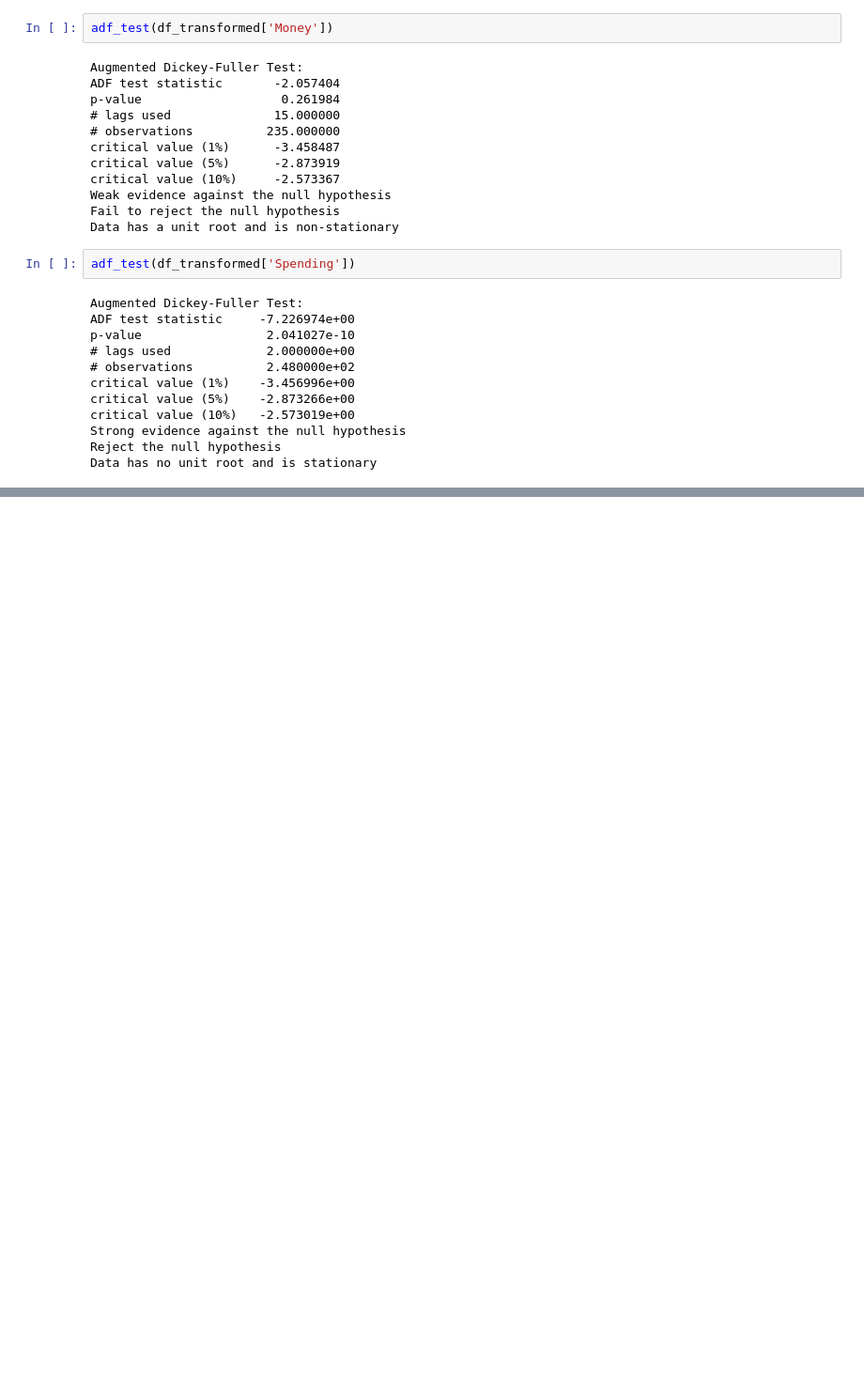
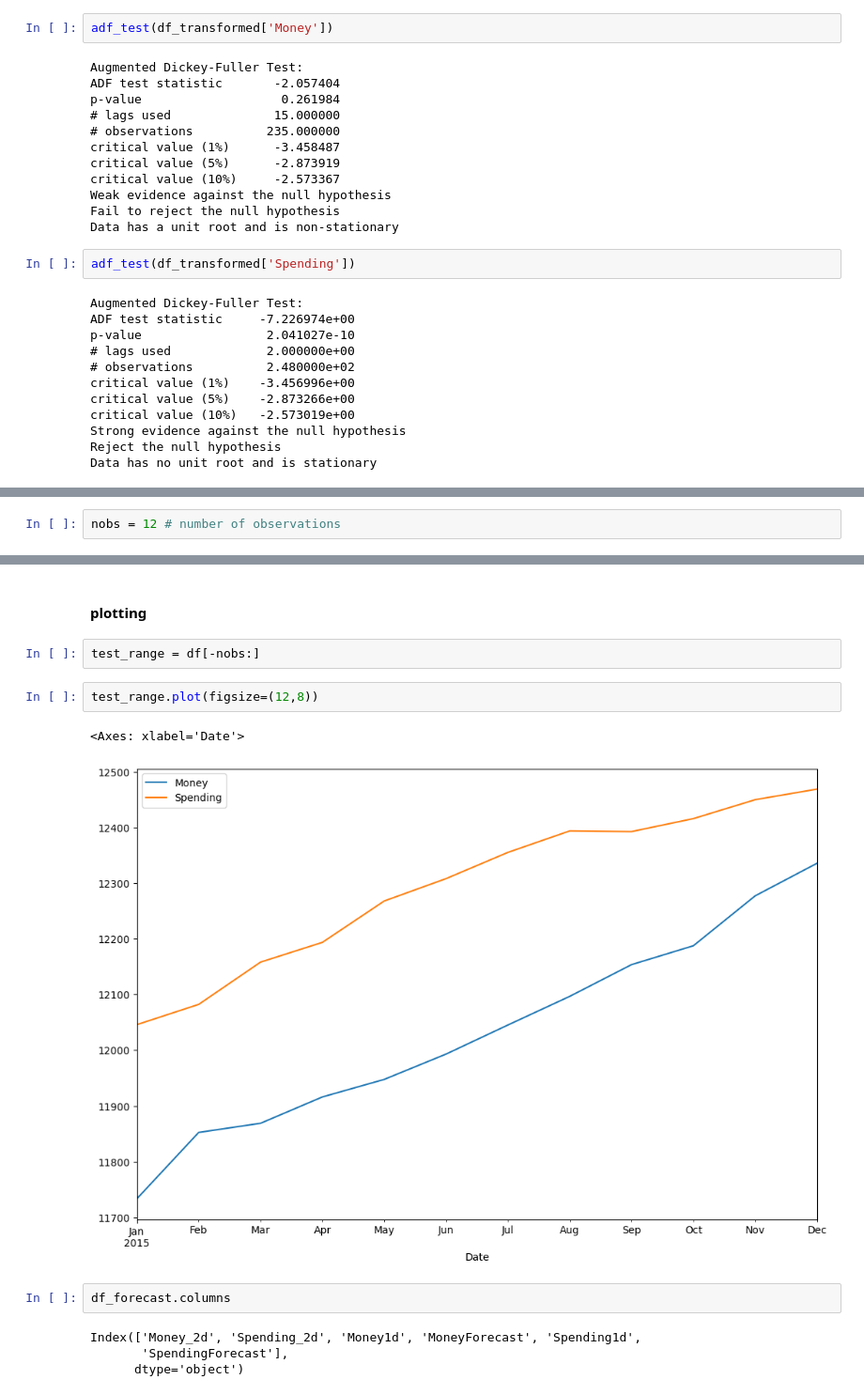
Before and after one commit to depa-tto/Time-Series-Forecasting-and-Analysis-course, a Jupyter notebook: lecture_18.ipynb, the cells around one changed output, grey strips where cells are left out. Shown at 94% size. Saved outputs shown, nothing was run; the diff lists cells and outputs as text; blank space fills up the shorter version.

```diff
--- a/lecture_18.ipynb
+++ b/lecture_18.ipynb
@@ -226,0 +274,2 @@ Data has no unit root and is stationary
+# %%
+nobs = 12 # number of observations
@@ -226,0 +432,15 @@ Data has no unit root and is stationary
+# %% [markdown]
+#### plotting
+# %%
+test_range = df[-nobs:]
+# %%
+test_range.plot(figsize=(12,8))
+# %% [output]
+<Axes: xlabel='Date'>
+[figure, added]
+# %%
+df_forecast.columns
+# %% [output]
+Index(['Money_2d', 'Spending_2d', 'Money1d', 'MoneyForecast', 'Spending1d',
+       'SpendingForecast'],
+      dtype='object')
```
Also changed, not shown: parts of 37 cells of this notebook.
